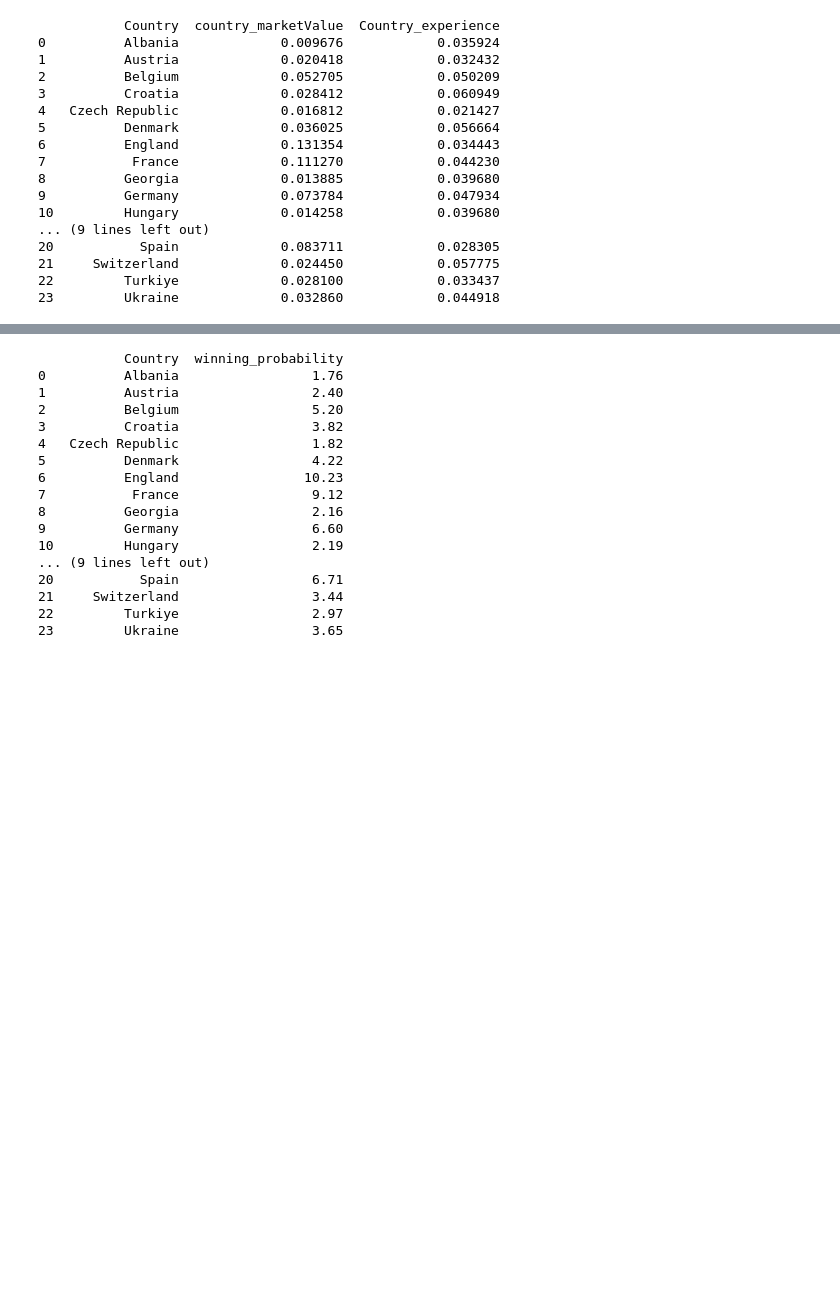
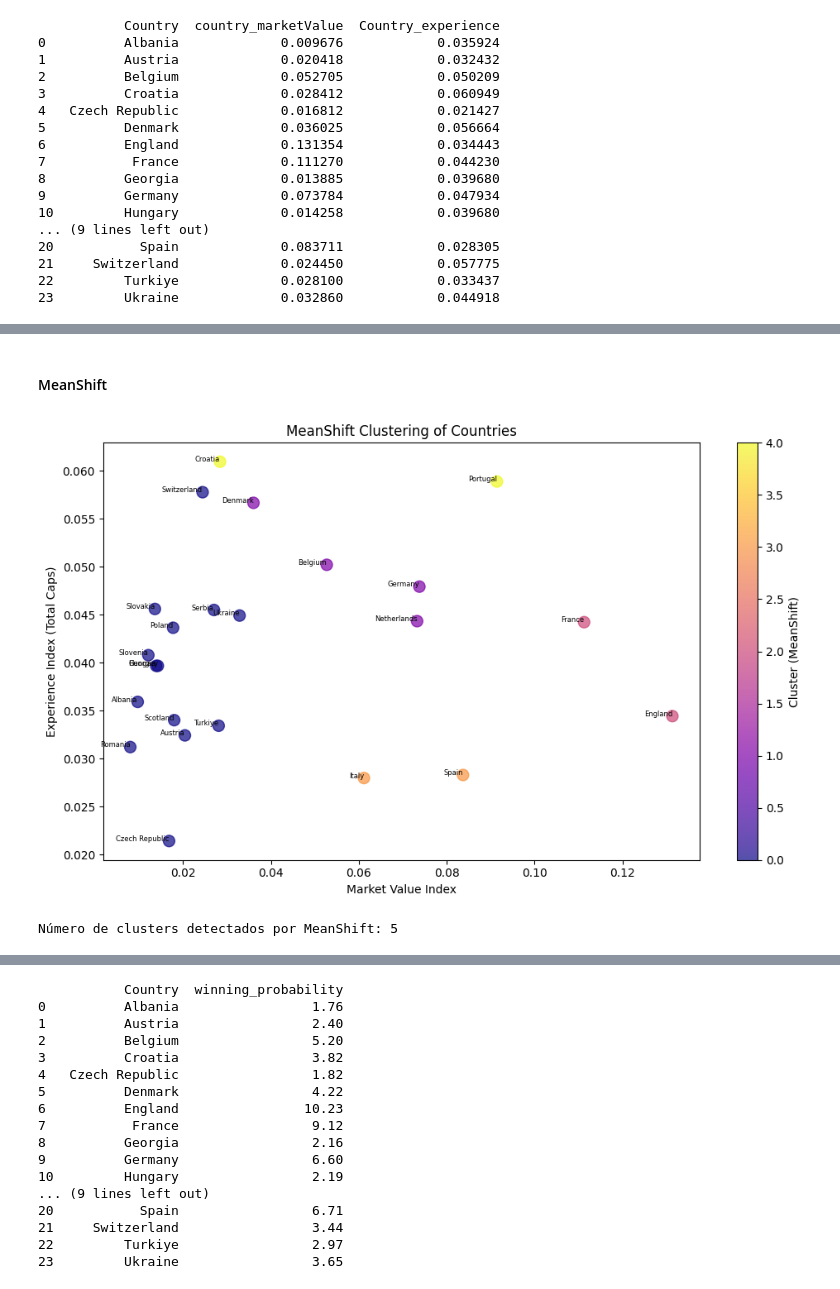
Before and after one commit to Maik3000/Euro2024-WinnerPrediction, a Jupyter notebook: Euro2024_WinnerPrediction.ipynb, the cells around one changed output, grey strips where cells are left out. Saved outputs shown, nothing was run; the diff lists cells and outputs as text; code cells hidden in the pictures; blank space fills up the shorter version.

```diff
--- a/Euro2024_WinnerPrediction.ipynb
+++ b/Euro2024_WinnerPrediction.ipynb
@@ -170,0 +216,30 @@ print(country_summary[['Country', 'country_marketValue', 'Country_experience']])
+# %% [markdown]
+#### MeanShift
+# %%
+from sklearn.cluster import MeanShift
+
+# Aplicar MeanShift
+meanshift = MeanShift()
+country_summary['Cluster_MS'] = meanshift.fit_predict(scaled_data)
+
+# Graficar
+fig, ax = plt.subplots(figsize=(10, 6))
+scatter = ax.scatter(country_summary['country_marketValue'], country_summary['Country_experience'],
+                     c=country_summary['Cluster_MS'], cmap='plasma', s=100, alpha=0.7)
+
+ax.set_xlabel('Market Value Index')
+ax.set_ylabel('Experience Index (Total Caps)')
+ax.set_title('MeanShift Clustering of Countries')
+
+plt.colorbar(scatter, label='Cluster (MeanShift)')
+
+for i, row in country_summary.iterrows():
+    ax.text(row['country_marketValue'], row['Country_experience'], row['Country'], fontsize=6, ha='right')
+
+plt.tight_layout()
+plt.show()
+
+print(f"Número de clusters detectados por MeanShift: {country_summary['Cluster_MS'].nunique()}")
+# %% [output]
+[figure, added]
+Número de clusters detectados por MeanShift: 5
```
Also changed, not shown: parts of 11 cells of this notebook.
